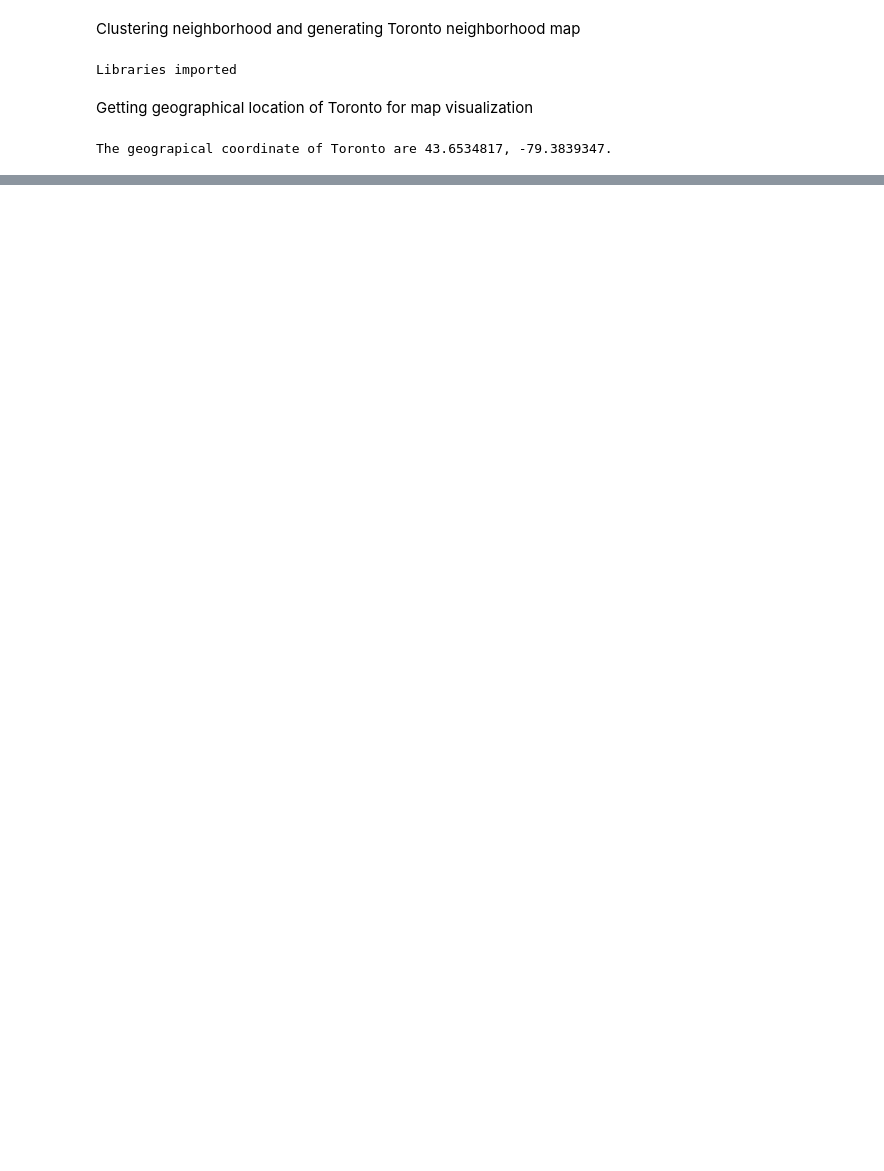
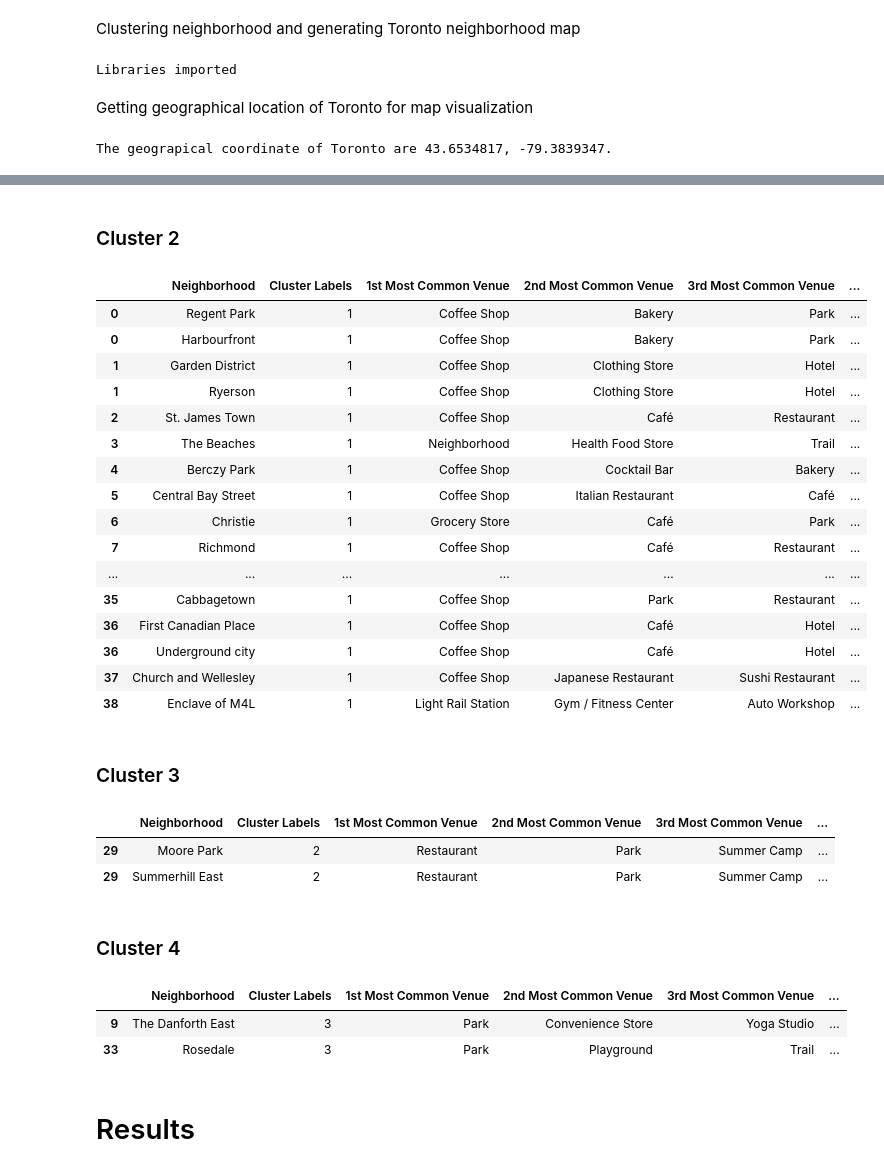
Before and after one commit to HenryVu27/Coursera_Capstone, a Jupyter notebook: Toronto.ipynb, the cells around one changed output, grey strips where cells are left out. Saved outputs shown, nothing was run; the diff lists cells and outputs as text; code cells hidden in the pictures; blank space fills up the shorter version.

```diff
--- a/Toronto.ipynb
+++ b/Toronto.ipynb
@@ -95,0 +294,9 @@ map_toronto
+# %%
+# set number of clusters
+kclusters = 4
+
+# run k-means clustering
+kmeans = KMeans(n_clusters=kclusters, random_state=0).fit(toronto_grouped_clustering)
+
+# check cluster labels generated for each row in the dataframe
+kmeans.labels_[0:10]
@@ -95,0 +307,11 @@ map_toronto
+# %%
+# add clustering labels
+neighborhoods_venues_sorted.insert(0, 'Cluster Labels', kmeans.labels_)
+# %%
+neighborhoods_venues_sorted = neighborhoods_venues_sorted.rename(columns={'Neighborhood_Name': 'Neighborhood'})
+neighborhoods_venues_sorted.head()
+toronto_merged = big_df
+# merge manhattan_grouped with manhattan_data to add latitude/longitude for each neighborhood
+toronto_merged = toronto_merged.join(neighborhoods_venues_sorted.set_index('Neighborhood'), on='Neighborhood')
+
+toronto_merged.head() # check the last columns!
@@ -95,0 +361,40 @@ map_toronto
+# %% [markdown]
+<h3> Cluster 2 </h3>
+# %%
+toronto_merged.loc[toronto_merged['Cluster Labels'] == 1, toronto_merged.columns[[2] + list(range(5, toronto_merged.shape[1]))]]
+# %% [output]
+|  | Neighborhood | Cluster Labels | 1st Most Common Venue | 2nd Most Common Venue | 3rd Most Common Venue | ... |
+| 0 | Regent Park | 1 | Coffee Shop | Bakery | Park | ... |
+| 0 | Harbourfront | 1 | Coffee Shop | Bakery | Park | ... |
+| 1 | Garden District | 1 | Coffee Shop | Clothing Store | Hotel | ... |
+| 1 | Ryerson | 1 | Coffee Shop | Clothing Store | Hotel | ... |
+| 2 | St. James Town | 1 | Coffee Shop | Café | Restaurant | ... |
+| 3 | The Beaches | 1 | Neighborhood | Health Food Store | Trail | ... |
+| 4 | Berczy Park | 1 | Coffee Shop | Cocktail Bar | Bakery | ... |
+| 5 | Central Bay Street | 1 | Coffee Shop | Italian Restaurant | Café | ... |
+| 6 | Christie | 1 | Grocery Store | Café | Park | ... |
+| 7 | Richmond | 1 | Coffee Shop | Café | Restaurant | ... |
+| ... | ... | ... | ... | ... | ... | ... |
+| 35 | Cabbagetown | 1 | Coffee Shop | Park | Restaurant | ... |
+| 36 | First Canadian Place | 1 | Coffee Shop | Café | Hotel | ... |
+| 36 | Underground city | 1 | Coffee Shop | Café | Hotel | ... |
+| 37 | Church and Wellesley | 1 | Coffee Shop | Japanese Restaurant | Sushi Restaurant | ... |
+| 38 | Enclave of M4L | 1 | Light Rail Station | Gym / Fitness Center | Auto Workshop | ... |
+# %% [markdown]
+<h3> Cluster 3 </h3>
+# %%
+toronto_merged.loc[toronto_merged['Cluster Labels'] == 2, toronto_merged.columns[[2] + list(range(5, toronto_merged.shape[1]))]]
+# %% [output]
+|  | Neighborhood | Cluster Labels | 1st Most Common Venue | 2nd Most Common Venue | 3rd Most Common Venue | ... |
+| 29 | Moore Park | 2 | Restaurant | Park | Summer Camp | ... |
+| 29 | Summerhill East | 2 | Restaurant | Park | Summer Camp | ... |
+# %% [markdown]
+<h3> Cluster 4 </h3>
+# %%
+toronto_merged.loc[toronto_merged['Cluster Labels'] == 3, toronto_merged.columns[[2] + list(range(5, toronto_merged.shape[1]))]]
+# %% [output]
+|  | Neighborhood | Cluster Labels | 1st Most Common Venue | 2nd Most Common Venue | 3rd Most Common Venue | ... |
+| 9 | The Danforth East | 3 | Park | Convenience Store | Yoga Studio | ... |
+| 33 | Rosedale | 3 | Park | Playground | Trail | ... |
+# %% [markdown]
+<h1> Results </h1>
```
Also changed, not shown: parts of 44 cells of this notebook.
